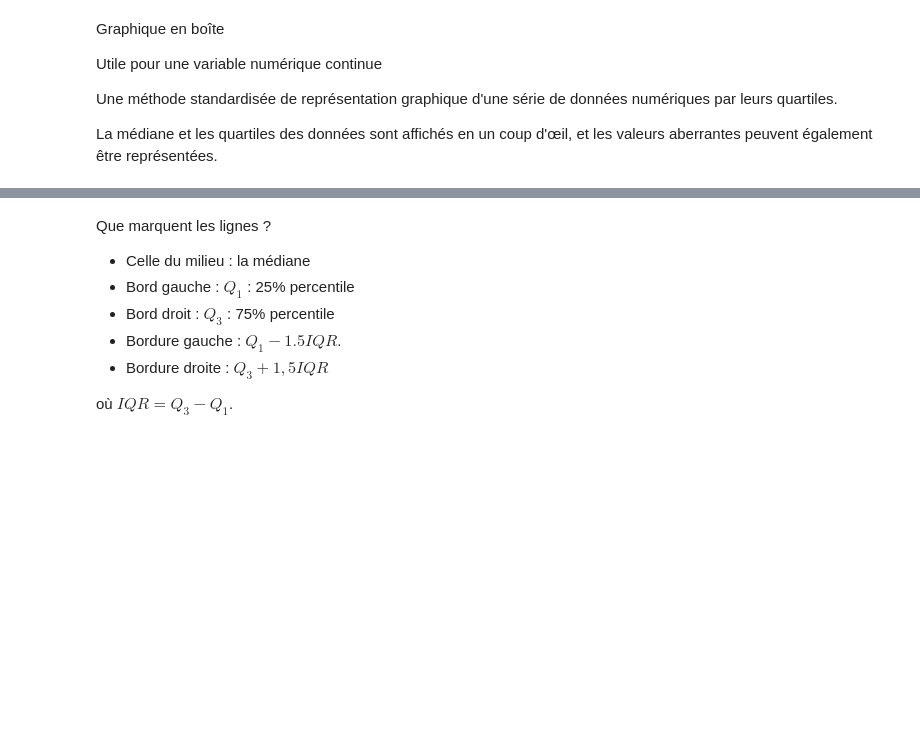
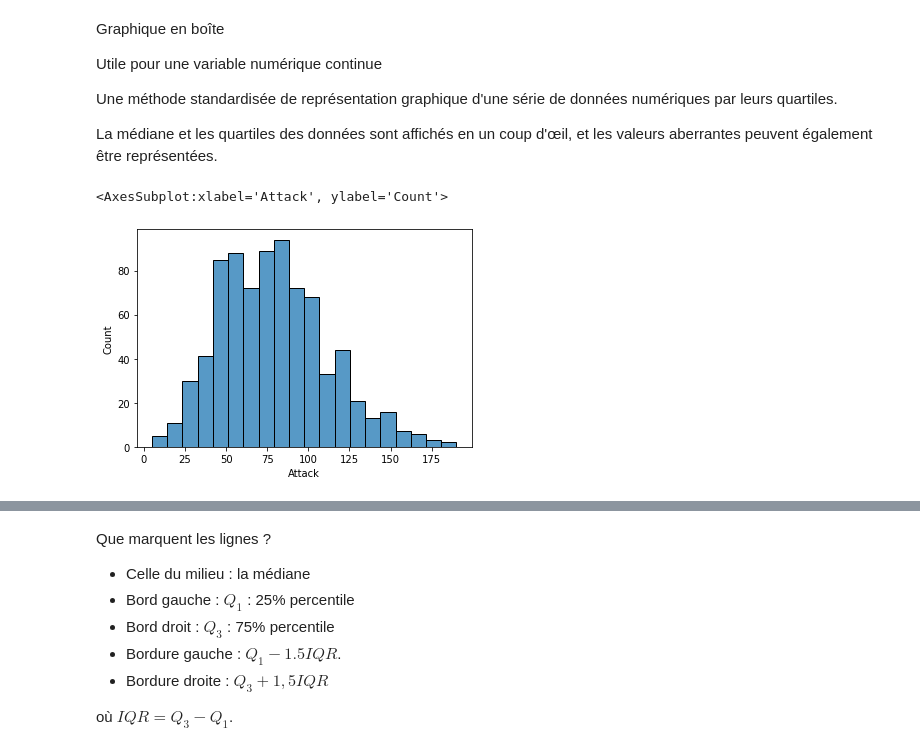
Before and after one commit to sheriffff/teaching_ibm_skillup_data_analytics2022, a Jupyter notebook: fra/02.stats.ipynb, the cells around one changed output, grey strips where cells are left out. Cells and saved outputs as stored; diff of their text form; code cells hidden in the pictures; blank space fills up the shorter version.

```diff
--- a/fra/02.stats.ipynb
+++ b/fra/02.stats.ipynb
@@ -452 +454,6 @@ df = sns.load_dataset("penguins")
+# %%
+sns.histplot(x=pokemon.Attack)
+# %% [output]
+<AxesSubplot:xlabel='Attack', ylabel='Count'>
+[figure, added]
 # %%
```
Also changed, not shown: parts of 8 cells of this notebook.
